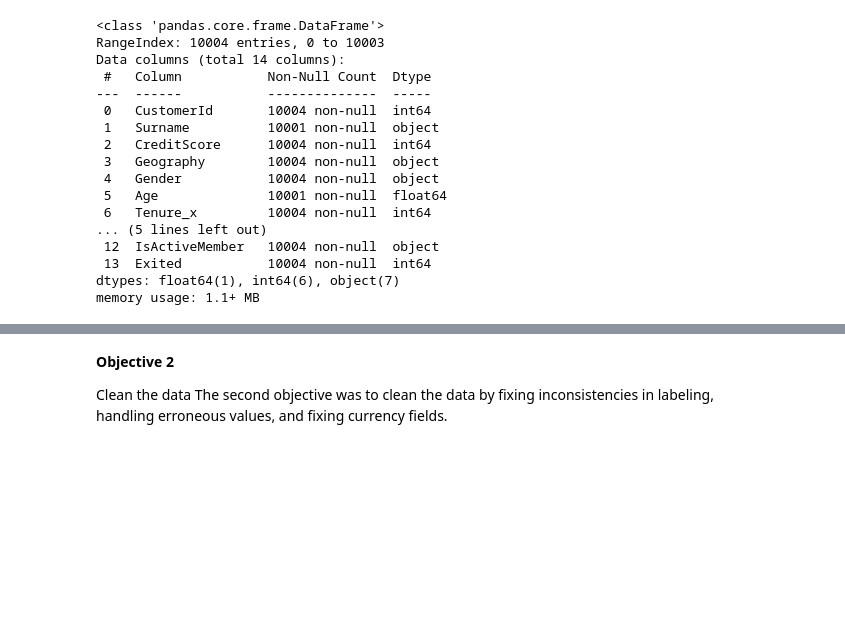
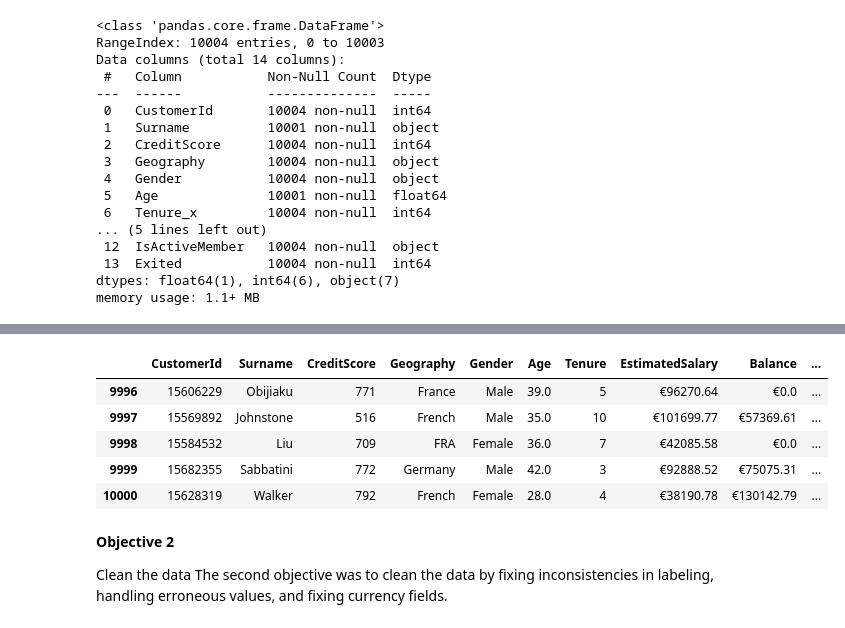
Before and after one commit to TLARSONPHARMD/PortfolioProjects, a Jupyter notebook: Bank_Churn_Prep.ipynb, the cells around one changed output, grey strips where cells are left out. Saved outputs shown, nothing was run; the diff lists cells and outputs as text; code cells hidden in the pictures; blank space fills up the shorter version.

```diff
--- a/Bank_Churn_Prep.ipynb
+++ b/Bank_Churn_Prep.ipynb
@@ -107,3 +120,12 @@ churn_df.duplicated(keep=False).count()
+# %%
+churn_df.tail()
+# %% [output]
+|  | CustomerId | Surname | CreditScore | Geography | Gender | Age | Tenure | EstimatedSalary | Balance | ... |
+| 9996 | 15606229 | Obijiaku | 771 | France | Male | 39.0 | 5 | €96270.64 | €0.0 | ... |
+| 9997 | 15569892 | Johnstone | 516 | French | Male | 35.0 | 10 | €101699.77 | €57369.61 | ... |
+| 9998 | 15584532 | Liu | 709 | FRA | Female | 36.0 | 7 | €42085.58 | €0.0 | ... |
+| 9999 | 15682355 | Sabbatini | 772 | Germany | Male | 42.0 | 3 | €92888.52 | €75075.31 | ... |
+| 10000 | 15628319 | Walker | 792 | French | Female | 28.0 | 4 | €38190.78 | €130142.79 | ... |
 # %% [markdown]
 **Objective 2**
 
```
Also changed, not shown: parts of 15 cells of this notebook.
